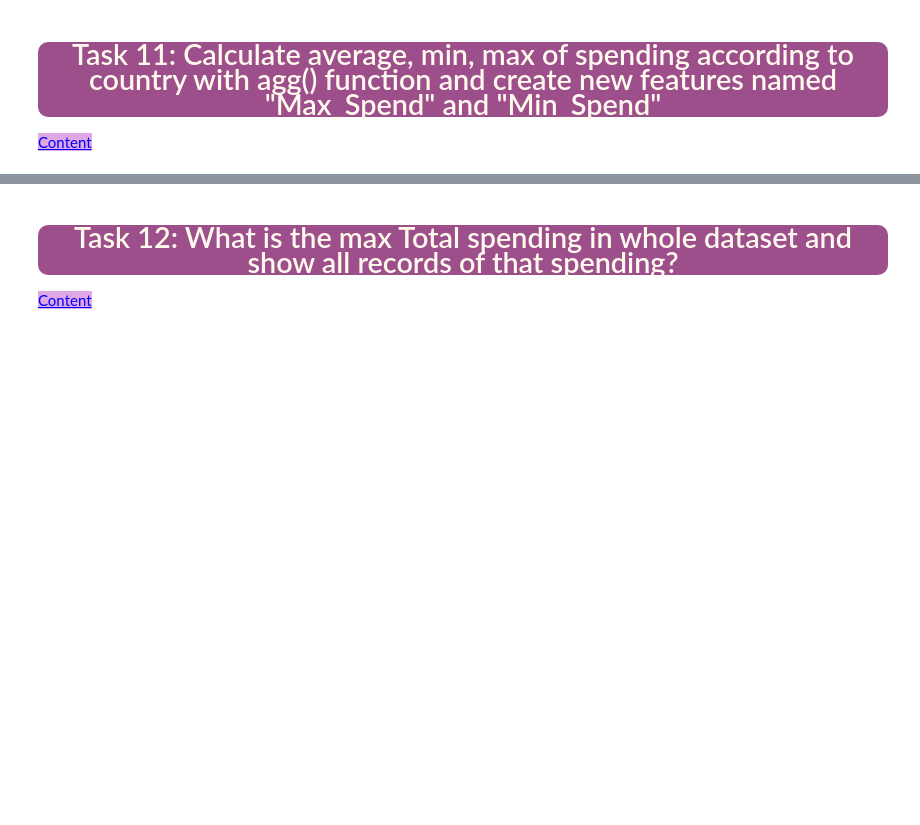
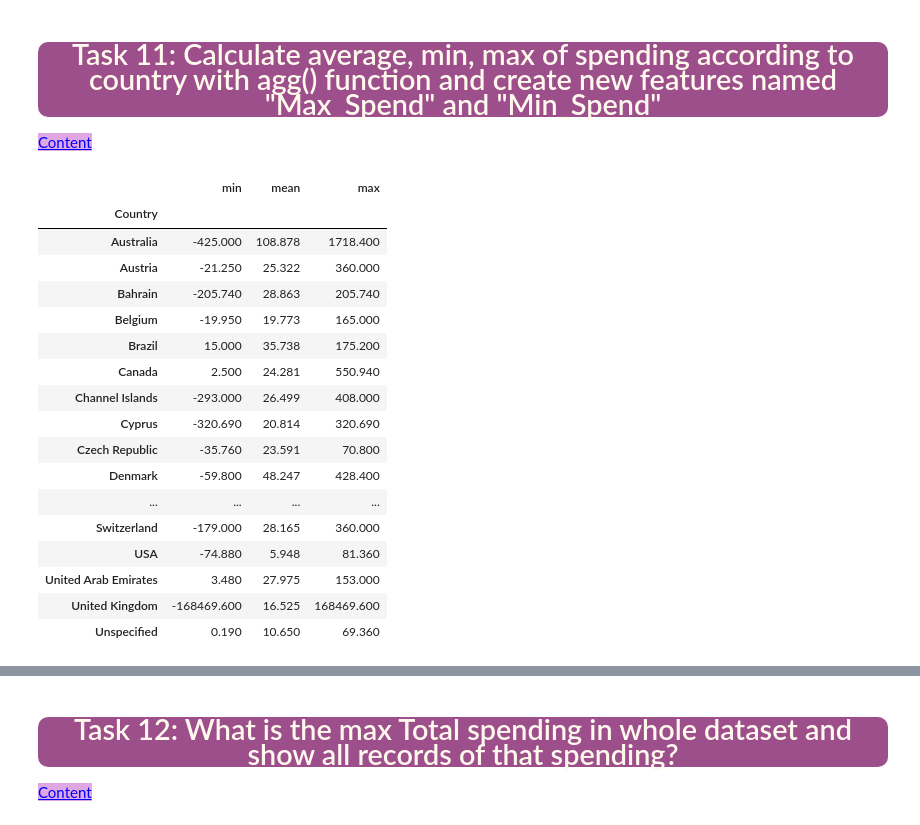
Before and after one commit to rar1977/clarusway-assignments, a Jupyter notebook: DAwPy Assignment-2 (Pandas)/Assignment_02_DA5204-Robin.ipynb, the cells around one changed output, grey strips where cells are left out. Saved outputs shown, nothing was run; the diff lists cells and outputs as text; code cells hidden in the pictures; blank space fills up the shorter version.

```diff
--- a/DAwPy Assignment-2 (Pandas)/Assignment_02_DA5204-Robin.ipynb
+++ b/DAwPy Assignment-2 (Pandas)/Assignment_02_DA5204-Robin.ipynb
@@ -690,8 +690,26 @@ Desired Output:
 style="color:blue; background-color:#dfa8e4" data-toggle="popover">Content</a>
 # %%
 # YOUR CODE IS HERE
-ecom.agg(["min", "mean", "max"])
-print(ecom.agg(["min", "mean", "max"], axis=1))
+ecom.groupby('Country')['Total'].agg(['min', 'mean', 'max'])
+# %% [output]
+|  | min | mean | max |
+| Country |  |  |  |
+| Australia | -425.000 | 108.878 | 1718.400 |
+| Austria | -21.250 | 25.322 | 360.000 |
+| Bahrain | -205.740 | 28.863 | 205.740 |
+| Belgium | -19.950 | 19.773 | 165.000 |
+| Brazil | 15.000 | 35.738 | 175.200 |
+| Canada | 2.500 | 24.281 | 550.940 |
+| Channel Islands | -293.000 | 26.499 | 408.000 |
+| Cyprus | -320.690 | 20.814 | 320.690 |
+| Czech Republic | -35.760 | 23.591 | 70.800 |
+| Denmark | -59.800 | 48.247 | 428.400 |
+| ... | ... | ... | ... |
+| Switzerland | -179.000 | 28.165 | 360.000 |
+| USA | -74.880 | 5.948 | 81.360 |
+| United Arab Emirates | 3.480 | 27.975 | 153.000 |
+| United Kingdom | -168469.600 | 16.525 | 168469.600 |
+| Unspecified | 0.190 | 10.650 | 69.360 |
 # %% [markdown]
 Desired Output:
 
```
Also changed, not shown: parts of 19 cells of this notebook.
